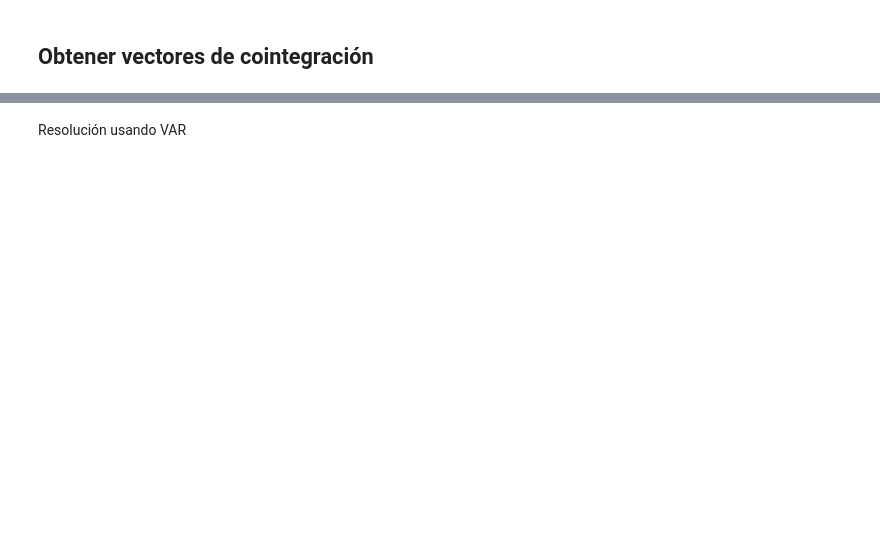
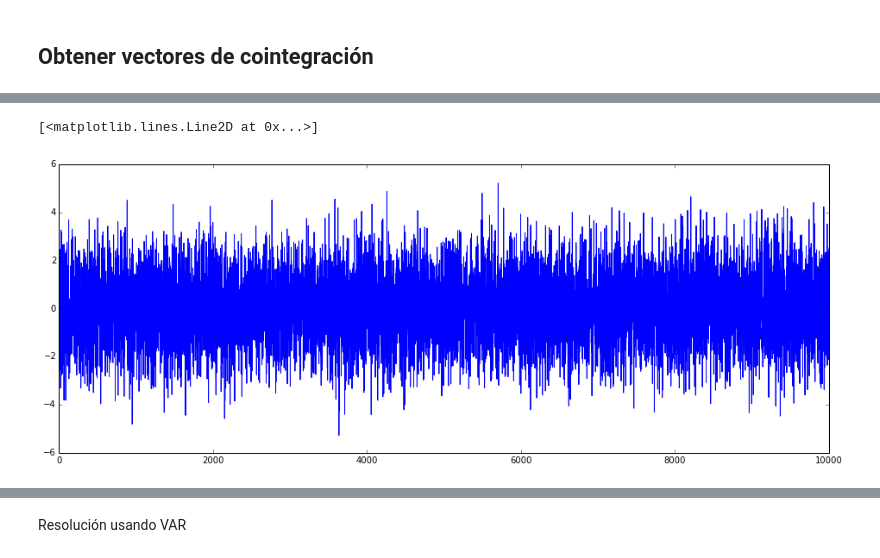
Before and after one commit to mapsa/seminario-doc-2014, a Jupyter notebook: cointegration-example.ipynb, the cells around one changed output, grey strips where cells are left out. Saved outputs shown, nothing was run; the diff lists cells and outputs as text; code cells hidden in the pictures; blank space fills up the shorter version.

```diff
--- a/cointegration-example.ipynb
+++ b/cointegration-example.ipynb
@@ -141,0 +147,6 @@ results = model.fit(2)
+# %%
+# Segundo vector de cointegración lleva a una serie I(0)
+plot(np.dot(y.as_matrix(),v2))
+# %% [output]
+[<matplotlib.lines.Line2D at 0x...>]
+[figure, added]
```
Also changed, not shown: parts of 23 cells of this notebook.
